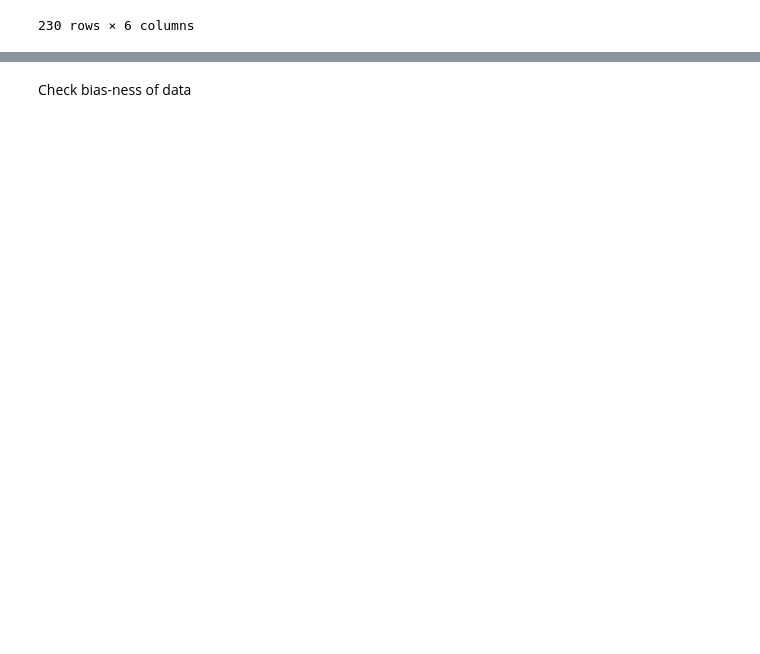
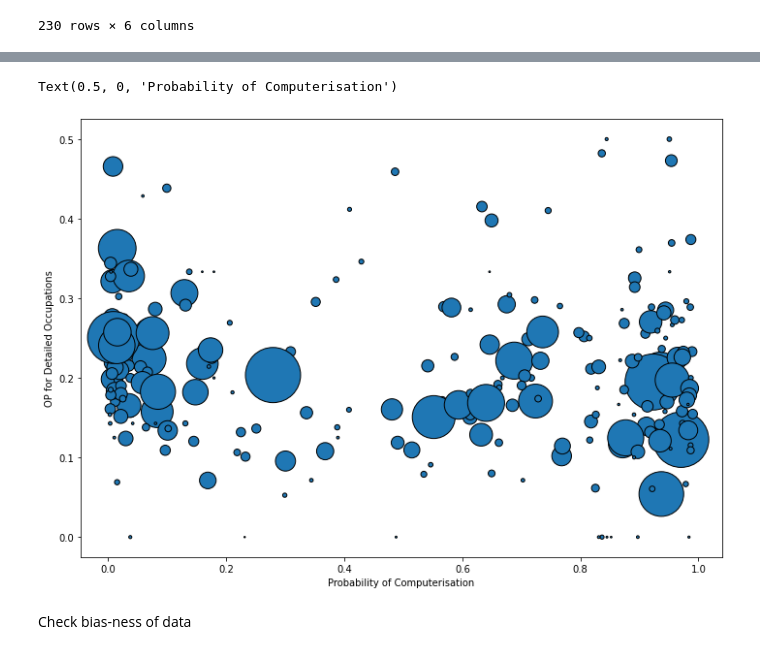
Before and after one commit to terencetan-c/4YP-The-Future-of-Work, a Jupyter notebook: Data modelling/Data modelling OR.ipynb, the cells around one changed output, grey strips where cells are left out. Cells and saved outputs as stored; diff of their text form; code cells hidden in the pictures; blank space fills up the shorter version.

```diff
--- a/Data modelling/Data modelling OR.ipynb
+++ b/Data modelling/Data modelling OR.ipynb
@@ -362,3 +379,13 @@ Text(0.5, 0, 'Probability of Computerisation')
+# %%
+fig, ax = plt.subplots()
+fig.set_size_inches(10, 7)
+plt.scatter(joint_auto[joint_auto['Year']==2012]['Probability of Computerisation'],joint_auto[joint_auto['Year']==2012]['Old Proportion'],s=joint_auto[joint_auto['Year']==2012]['Total'],edgecolors='black')
+plt.ylabel('OP for Detailed Occupations')
+plt.xlabel('Probability of Computerisation')
+#ax.set(xlim=(0.5, 1.0), ylim=(0, 0.6))   # Zoom in on plot
+# %% [output]
+Text(0.5, 0, 'Probability of Computerisation')
+[figure, added]
 # %% [markdown]
 Check bias-ness of data
 # %%
```
Also changed, not shown: parts of 2 cells of this notebook, 13 other files.
